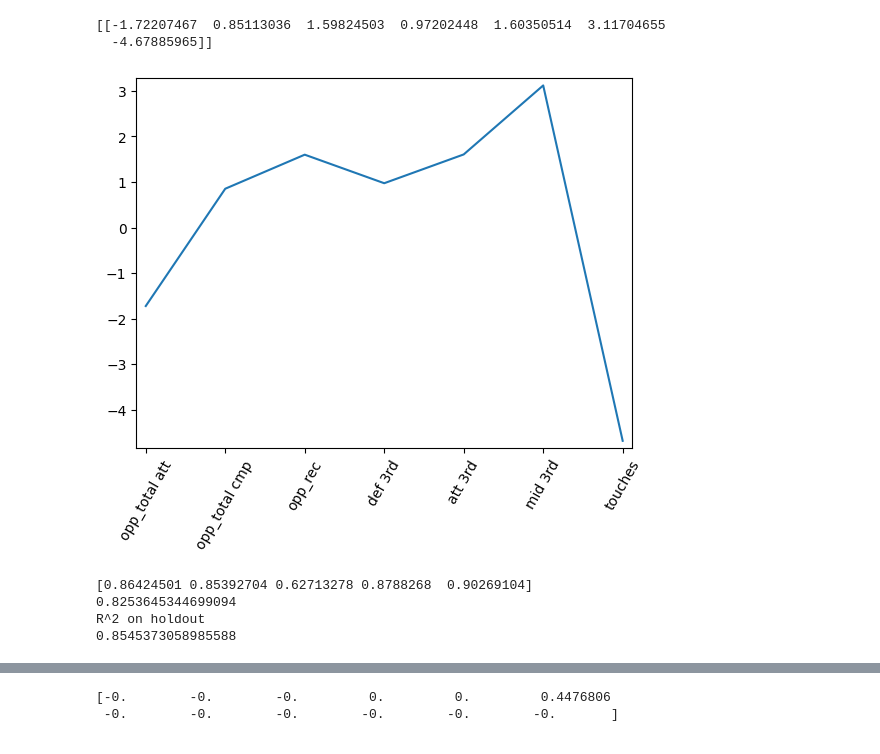
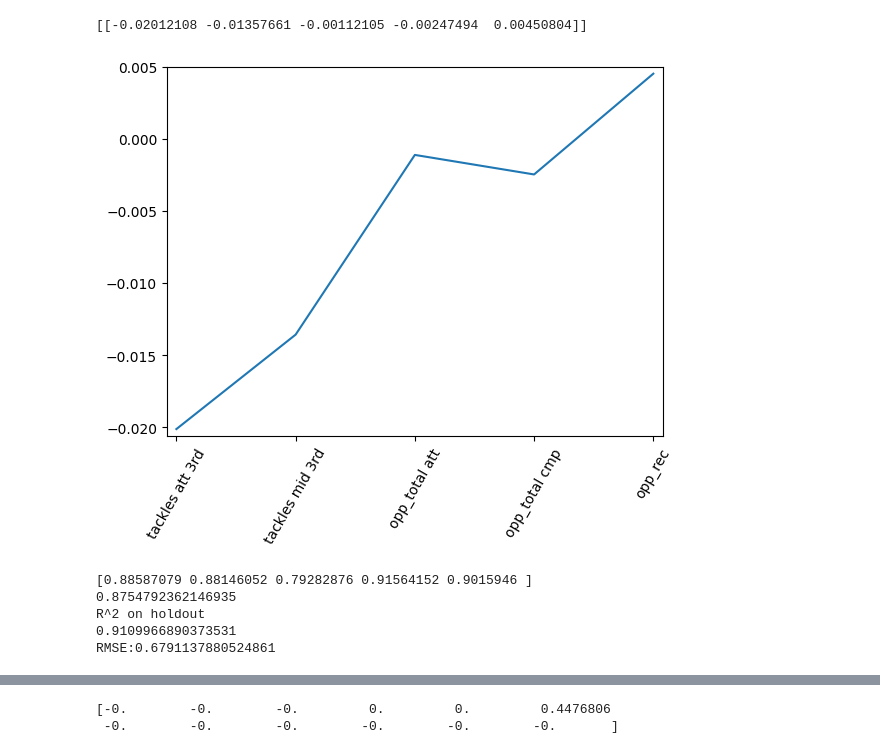
Before and after one commit to krawczyk071/predictor, a Jupyter notebook: play_styles/reg2.ipynb, the cells around one changed output, grey strips where cells are left out. Cells and saved outputs as stored; diff of their text form; code cells hidden in the pictures.

Commit message:
ppda 91 model

```diff
--- a/play_styles/reg2.ipynb
+++ b/play_styles/reg2.ipynb
@@ -10,5 +57,4 @@ teams=teams.join(us)
 # %%
-
 # bramkarz-obrona-pomoc-atak-trener
 # (PSxG-GA)/SoT; opp_xG; xG; Gls/xG
 # ; SoTA; SCA; ;
@@ -40,11 +86,15 @@ def norm(df):
 # norm(sel['xG']).sort_values()
 # sel.rank(pct = True)
 dfn=norm(df)
+dfn=df
 dfnr=dfn.reset_index(drop=True)
 # %%
 possible=['tackles att 3rd','tackles mid 3rd','fls','opp_total att','opp_total cmp','opp_rec',
 'def 3rd','att 3rd','mid 3rd', 'touches',
 'sca def', 'recov'
 ]
-possible2=['opp_total att','opp_total cmp','opp_rec','def 3rd','att 3rd','mid 3rd', 'touches']
-dfnr=dfnr[possible2+['ppda']]
+possible2=['opp_total att','opp_total cmp','opp_rec','def 3rd','att 3rd','mid 3rd', 'touches']#85
+possible3=['opp_total cmp','def 3rd','att 3rd','mid 3rd', 'touches']#81
+possible4=['tackles att 3rd','tackles mid 3rd','opp_total att','opp_total cmp','opp_rec']#91
+possible5=['tackles att 3rd','tackles mid 3rd','poss']#84
+dfnr=dfnr[possible4+['ppda']]
@@ -97,3 +101,7 @@ X_train, X_test, y_train, y_test,cols,_ = reg_prep(dfnr,['ppda'])
+# %%
+
+X,y,cols,_ =reg_prep(dfnr,['ppda'])
+X_train, X_test, y_train, y_test,= reg_prep_split(X,y)
 # %%
 # LinearRegression
 
@@ -103,37 +111,43 @@ from sklearn.linear_model import LinearRegression
 # Create the regressor: reg_all
 reg = LinearRegression()
 
 # Fit the regressor to the training data
 reg.fit(X_train, y_train)
 
 # Predict on the test data: y_pred
 y_pred = reg.predict(X_test)
 
 # Compute and print the coefficients
 print(reg.coef_)
 
 # Plot the coefficients
 plt.plot(range(len(cols)), reg.coef_[0])
 plt.xticks(range(len(cols)), cols, rotation=60)
 plt.margins(0.02)
 plt.show()
 
 # Compute 5-fold cross-validation scores: cv_scores
 cv_scores = cross_val_score(reg, X_train, y_train, cv=5)
 
 # Print the 5-fold cross-validation scores
 print(cv_scores)
 print(np.mean(cv_scores))
 
 
 # Compute and print R^2 on holdout
 print('R^2 on holdout')
 print(reg.score(X_test, y_test))
+
+# Compute mse_lr
+mse_lr = MSE(y_test, y_pred)
+# Compute rmse_lr
+rmse_lr = mse_lr**(1/2)
+print(f'RMSE:{rmse_lr}')
 # %% [output]
-[[-1.72207467  0.85113036  1.59824503  0.97202448  1.60350514  3.11704655
-  -4.67885965]]
+[[-0.02012108 -0.01357661 -0.00112105 -0.00247494  0.00450804]]
-[figure, old version]
+[figure, new version]
-[0.86424501 0.85392704 0.62713278 0.8788268  0.90269104]
-0.8253645344699094
+[0.88587079 0.88146052 0.79282876 0.91564152 0.9015946 ]
+0.8754792362146935
 R^2 on holdout
-0.8545373058985588
+0.9109966890373531
+RMSE:0.6791137880524861
```
Also changed, not shown: parts of 9 cells of this notebook.
